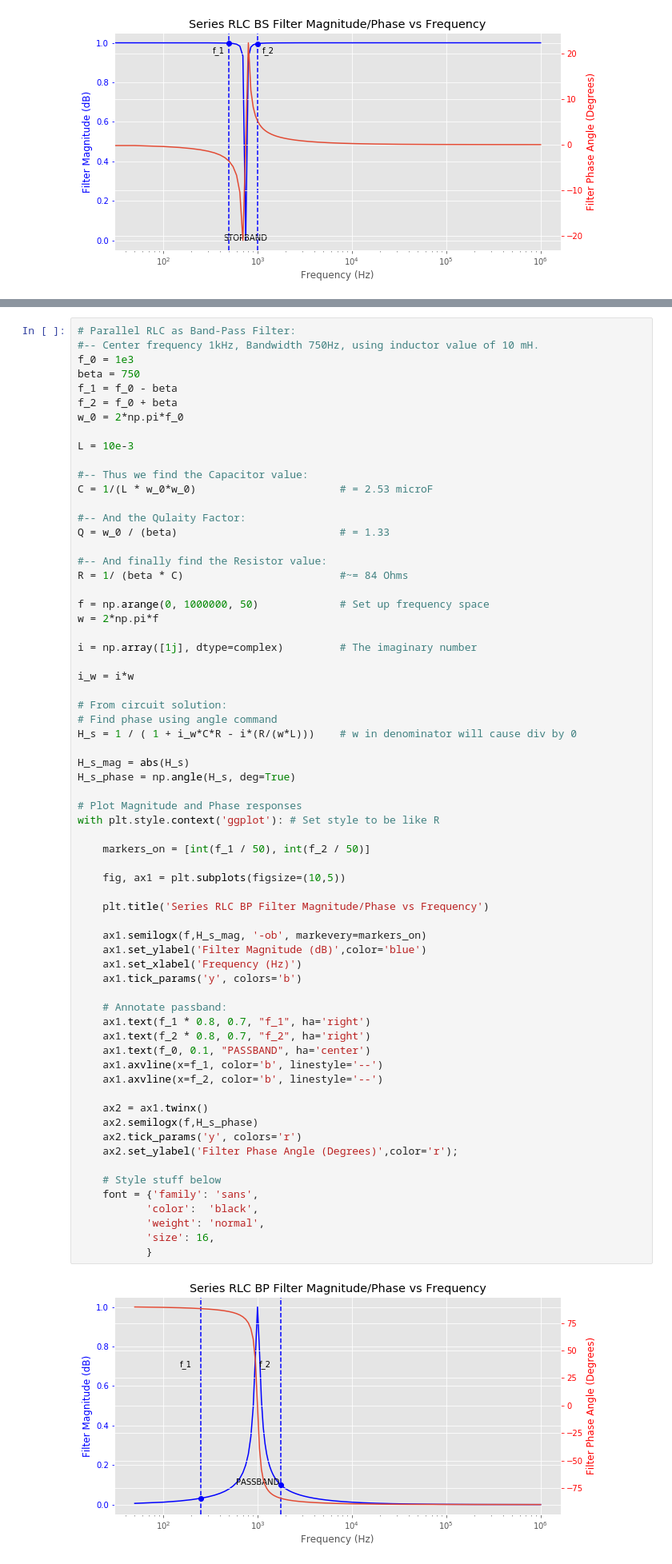
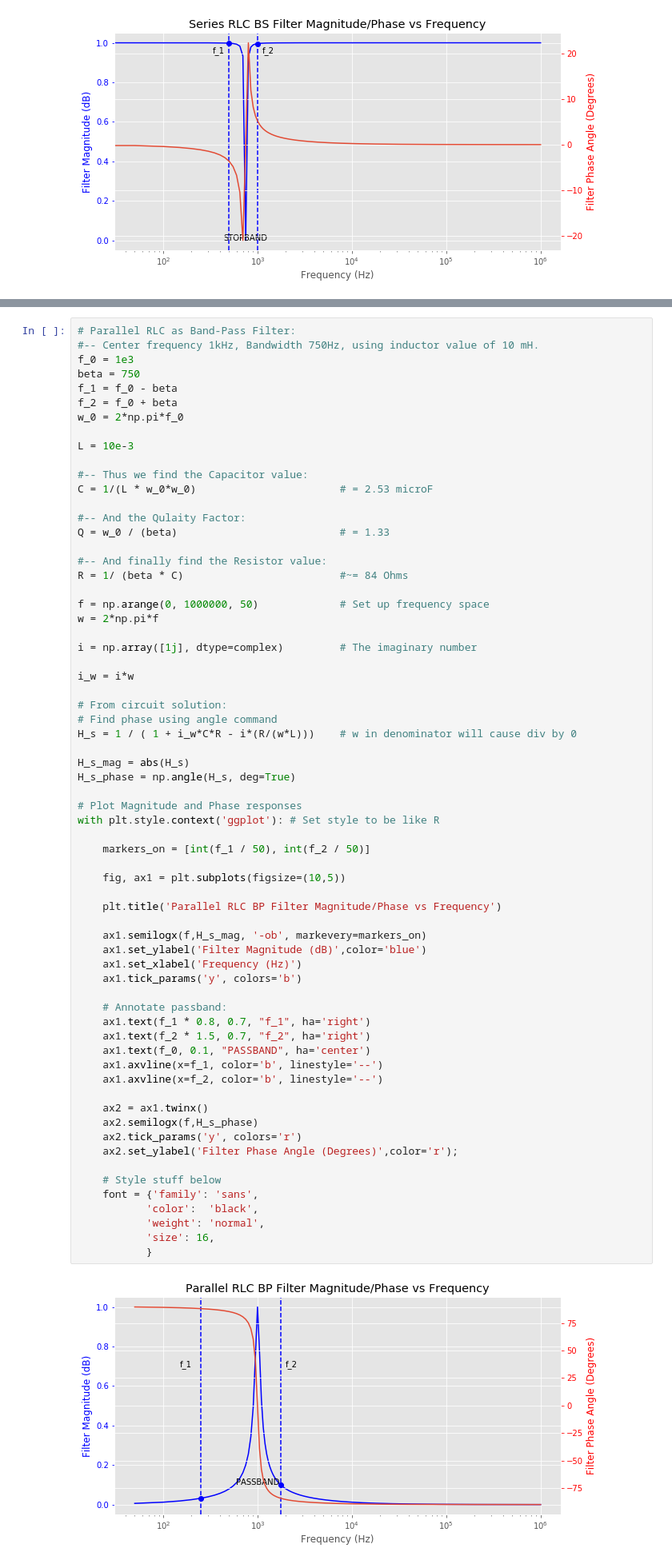
Before and after one commit to eridgraves/tw_monitor_speaker, a Jupyter notebook: filter_models.ipynb, the cells around one changed output, grey strips where cells are left out. Shown: that part at 80% size. Saved outputs shown, nothing was run; the diff lists cells and outputs as text.

```diff
--- a/filter_models.ipynb
+++ b/filter_models.ipynb
@@ -494,33 +500,33 @@ H_s_phase = np.angle(H_s, deg=True)
 with plt.style.context('ggplot'): # Set style to be like R
 
     markers_on = [int(f_1 / 50), int(f_2 / 50)]
 
     fig, ax1 = plt.subplots(figsize=(10,5))
 
-    plt.title('Series RLC BP Filter Magnitude/Phase vs Frequency')
+    plt.title('Parallel RLC BP Filter Magnitude/Phase vs Frequency')
 
     ax1.semilogx(f,H_s_mag, '-ob', markevery=markers_on)
     ax1.set_ylabel('Filter Magnitude (dB)',color='blue')
     ax1.set_xlabel('Frequency (Hz)')
     ax1.tick_params('y', colors='b')
 
     # Annotate passband:
     ax1.text(f_1 * 0.8, 0.7, "f_1", ha='right')
-    ax1.text(f_2 * 0.8, 0.7, "f_2", ha='right')
+    ax1.text(f_2 * 1.5, 0.7, "f_2", ha='right')
     ax1.text(f_0, 0.1, "PASSBAND", ha='center')
     ax1.axvline(x=f_1, color='b', linestyle='--')
     ax1.axvline(x=f_2, color='b', linestyle='--')
 
     ax2 = ax1.twinx()
     ax2.semilogx(f,H_s_phase)
     ax2.tick_params('y', colors='r')
     ax2.set_ylabel('Filter Phase Angle (Degrees)',color='r');
 
     # Style stuff below
     font = {'family': 'sans',
            'color':  'black',
            'weight': 'normal',
            'size': 16,
            }
 # %% [output]
-[figure, old version]
+[figure, new version]
```
Also changed, not shown: parts of 3 cells of this notebook, 1 other file.
